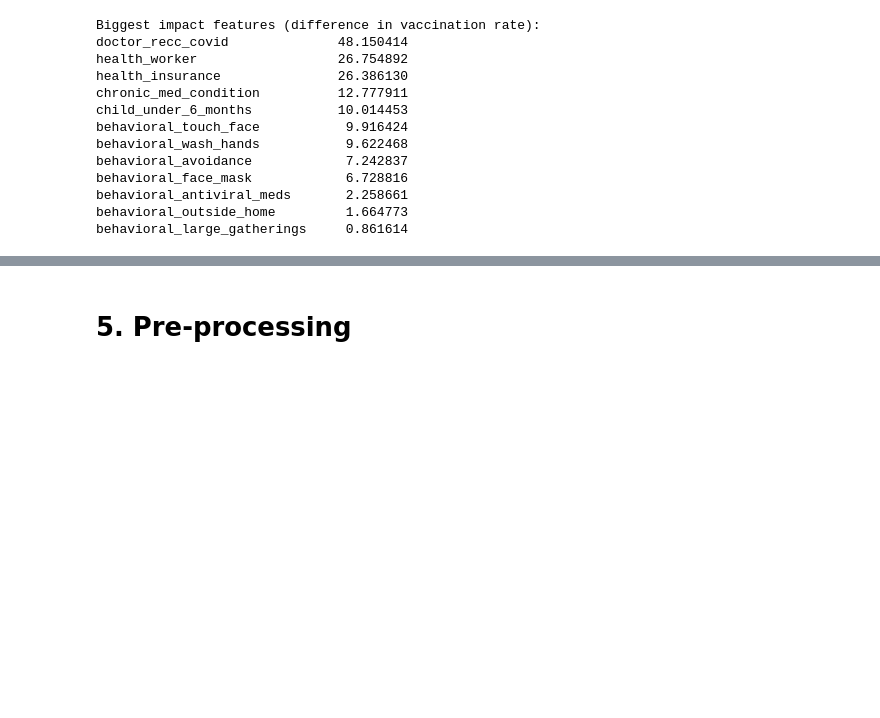
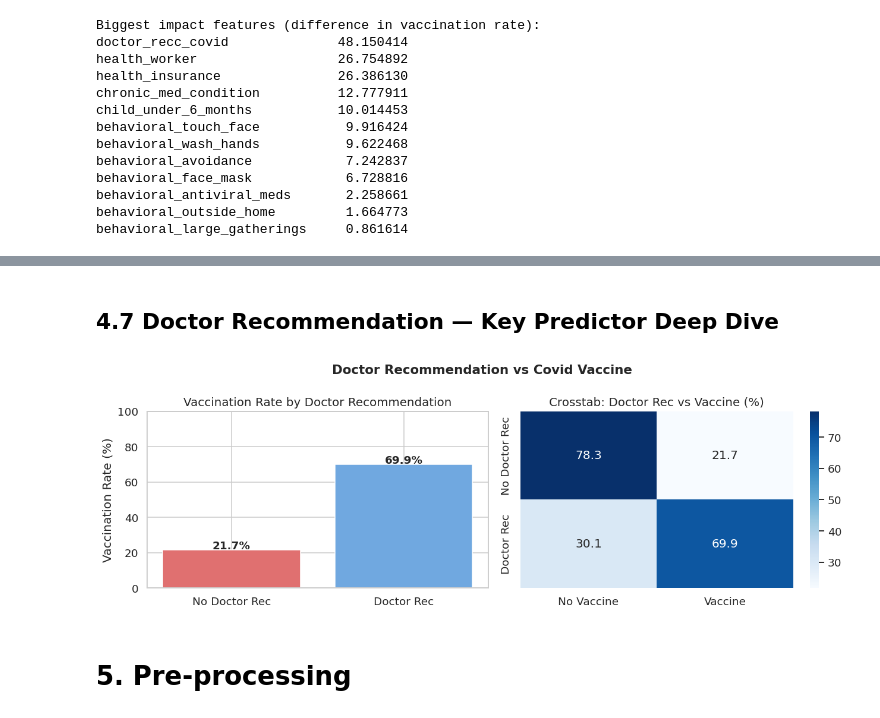
Before and after one commit to UH-GROUP-X/Hackathon26, a Jupyter notebook: UH_GROUP_X.ipynb, the cells around one changed output, grey strips where cells are left out. Drawn from its saved outputs; the diff is of its cells as text; code cells hidden in the pictures; blank space fills up the shorter version.

```diff
--- a/UH_GROUP_X.ipynb
+++ b/UH_GROUP_X.ipynb
@@ -348,3 +406,33 @@ behavioral_large_gatherings     0.861614
+# %% [markdown]
+## 4.7 Doctor Recommendation — Key Predictor Deep Dive
+# %%
+# Doctor recommendation is expected to be the strongest predictor
+fig, axes = plt.subplots(1, 2, figsize=(12, 4))
+
+# Vaccination rate by doctor recommendation
+doc_rates = train_raw.groupby('doctor_recc_covid')[TARGET_COL].mean() * 100
+doc_rates.index = ['No Doctor Rec', 'Doctor Rec']
+bars = axes[0].bar(doc_rates.index, doc_rates.values, color=['#e07070','#70a8e0'])
+for bar, v in zip(bars, doc_rates.values):
+    axes[0].text(bar.get_x() + bar.get_width()/2, v + 0.5,
+                 f'{v:.1f}%', ha='center', fontsize=12, fontweight='bold')
+axes[0].set_title('Vaccination Rate by Doctor Recommendation')
+axes[0].set_ylabel('Vaccination Rate (%)')
+axes[0].set_ylim(0, 100)
+
+# Crosstab heatmap
+ct = pd.crosstab(train_raw['doctor_recc_covid'],
+                 train_raw[TARGET_COL], normalize='index') * 100
+ct.index = ['No Doctor Rec', 'Doctor Rec']
+ct.columns = ['No Vaccine', 'Vaccine']
+sns.heatmap(ct, annot=True, fmt='.1f', cmap='Blues', ax=axes[1])
+axes[1].set_title('Crosstab: Doctor Rec vs Vaccine (%)')
+
+plt.suptitle('Doctor Recommendation vs Covid Vaccine', fontsize=14, fontweight='bold')
+plt.tight_layout()
+plt.show()
+# %% [output]
+[figure, added]
 # %% [markdown]
 # 5. Pre-processing
 # %% [markdown]
```
Also changed, not shown: parts of 7 cells of this notebook.
